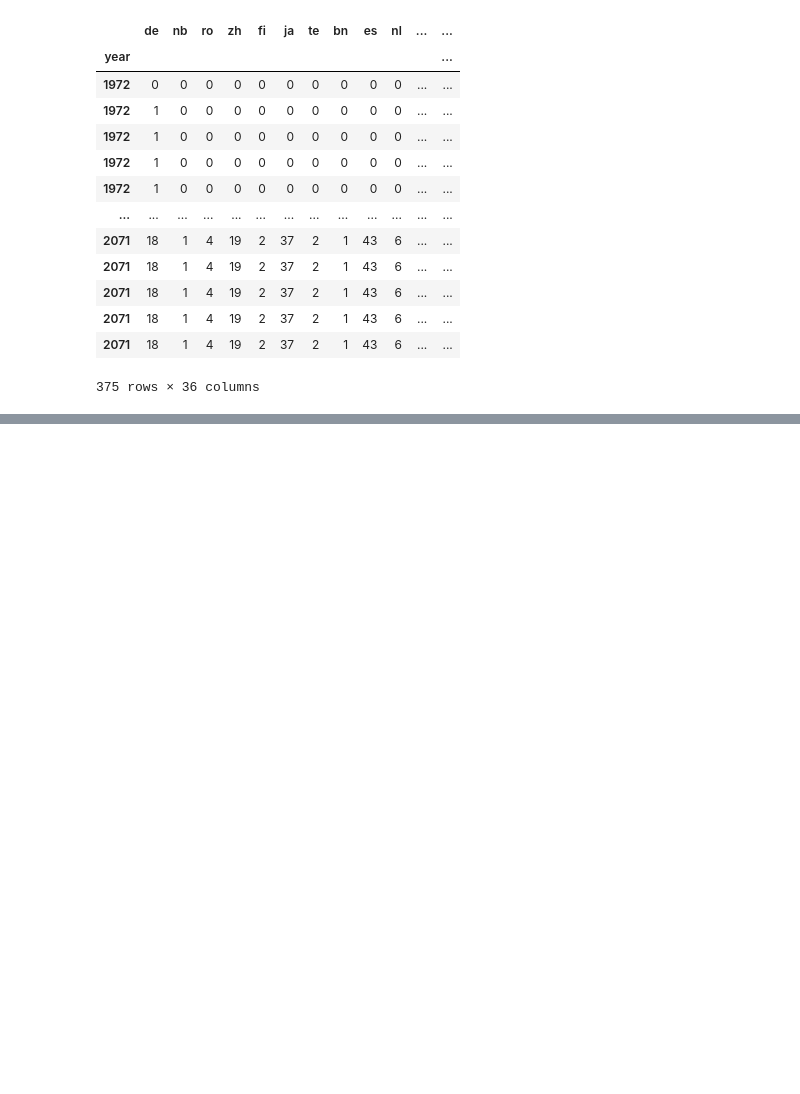
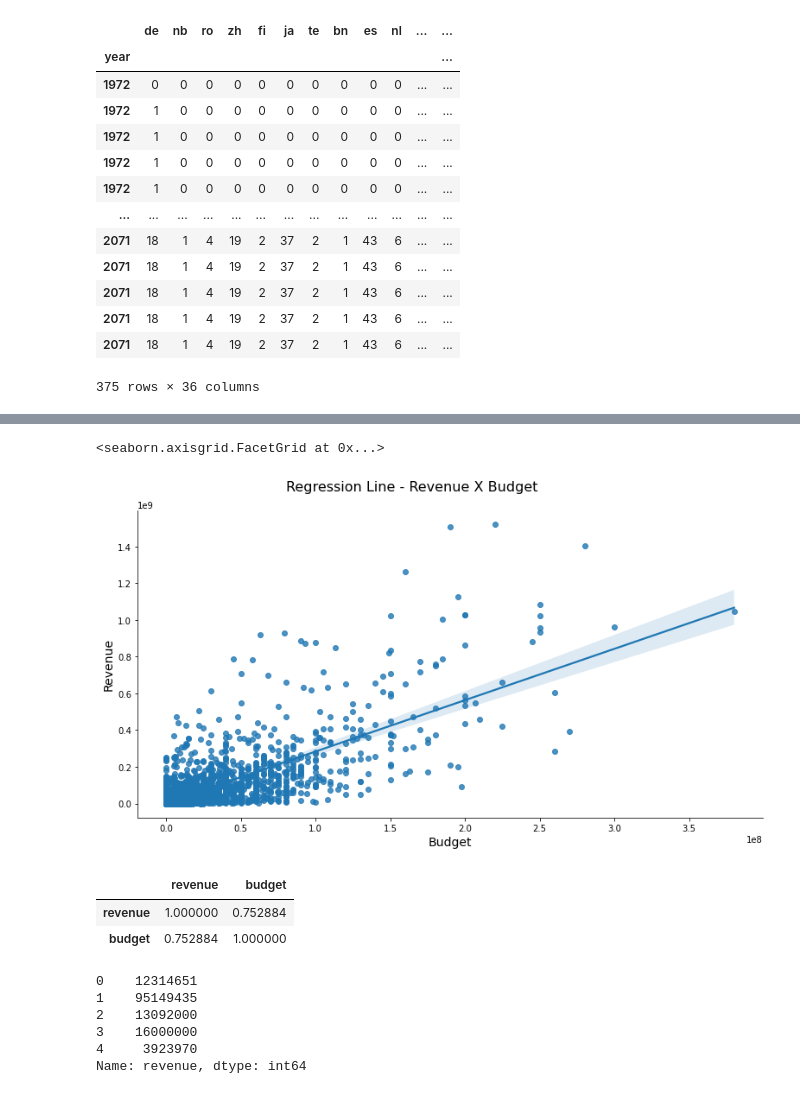
Before and after one commit to fagnercandido/master_first_semester_data_science, a Jupyter notebook: final_project/final_project.ipynb, the cells around one changed output, grey strips where cells are left out. Cells and saved outputs as stored; diff of their text form; code cells hidden in the pictures; blank space fills up the shorter version.

```diff
--- a/final_project/final_project.ipynb
+++ b/final_project/final_project.ipynb
@@ -651,0 +667,16 @@ __2.3__ Some features have missing values. You'll have to deal with them and exp
+# %%
+ax = sns.lmplot(x = "budget", y = "revenue", data=data_budget_and_revenue)
+ax.fig.set_size_inches(12, 6)
+ax.fig.suptitle('Regression Line - Revenue X Budget', fontsize=16, y=1.02)
+ax.set_xlabels("Budget", fontsize=14)
+ax.set_ylabels("Revenue", fontsize=14)
+ax
+# %% [output]
+<seaborn.axisgrid.FacetGrid at 0x...>
+[figure, added]
+# %%
+data_budget_and_revenue.corr()
+# %% [output]
+|  | revenue | budget |
+| revenue | 1.000000 | 0.752884 |
+| budget | 0.752884 | 1.000000 |
@@ -651,0 +686,9 @@ __2.3__ Some features have missing values. You'll have to deal with them and exp
+# %%
+data_revenue.head()
+# %% [output]
+0    12314651
+1    95149435
+2    13092000
+3    16000000
+4     3923970
+Name: revenue, dtype: int64
```
Also changed, not shown: parts of 29 cells of this notebook.
